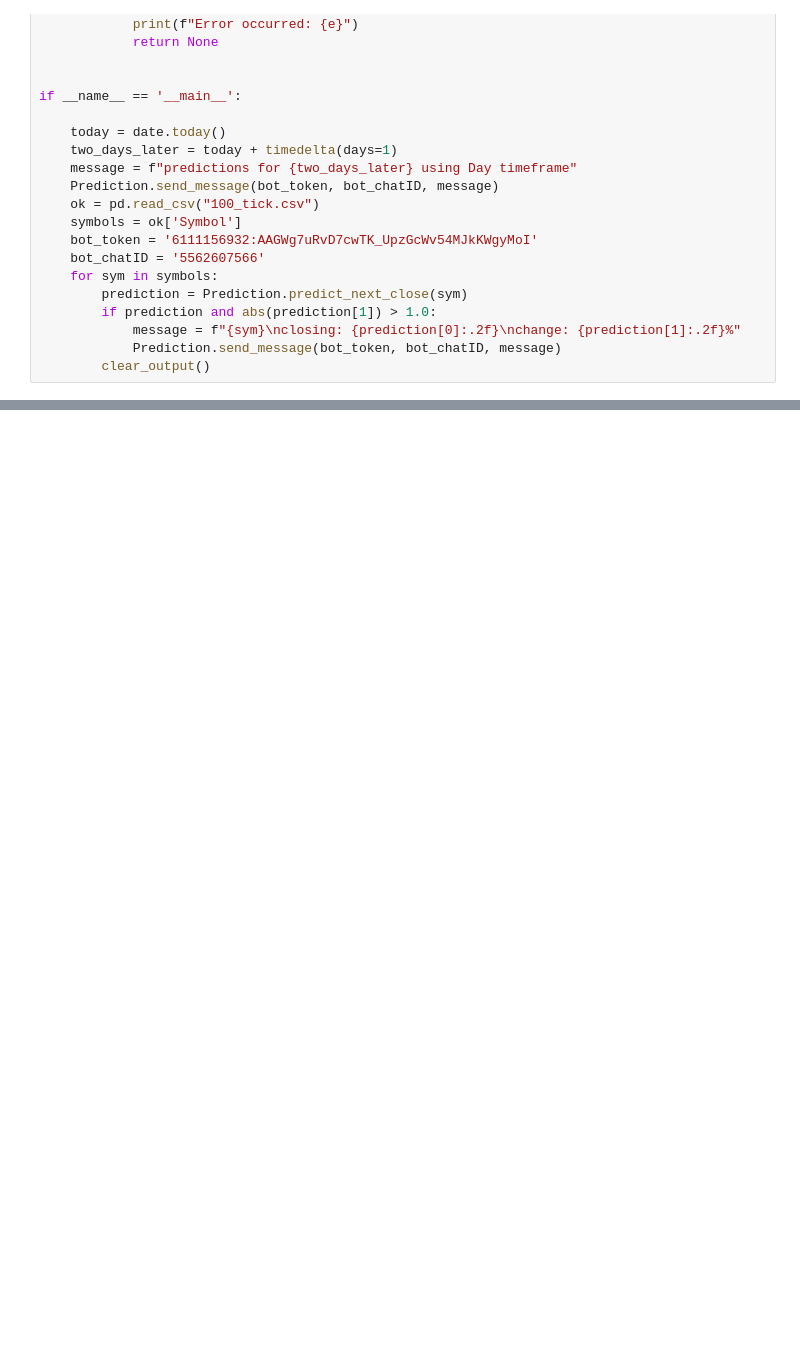
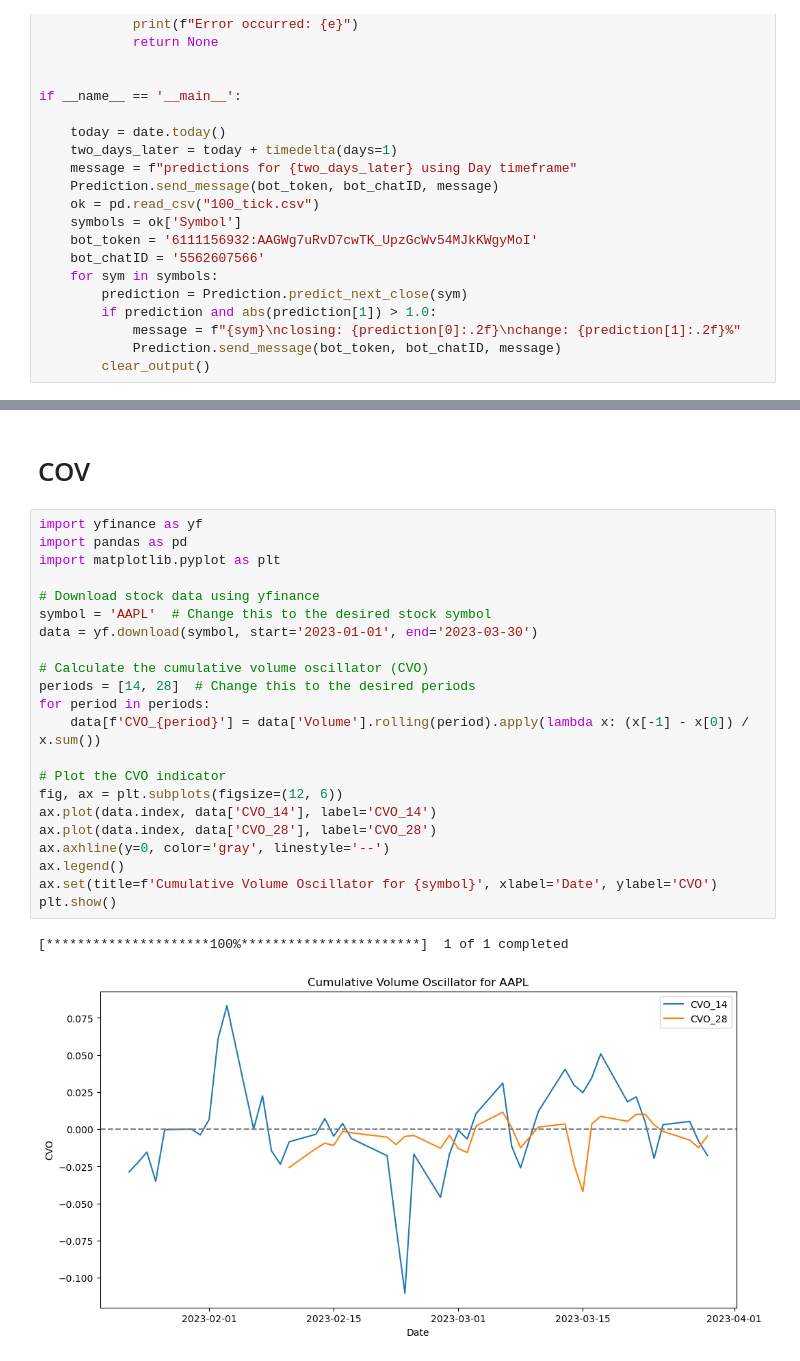
Before and after one commit to yswa-var/nadaraya_watson_envelope, a Jupyter notebook: ROUGH.ipynb, the cells around one changed output, grey strips where cells are left out. Saved outputs shown, nothing was run; the diff lists cells and outputs as text; blank space fills up the shorter version.

```diff
--- a/ROUGH.ipynb
+++ b/ROUGH.ipynb
@@ -216,0 +284,27 @@ if __name__ == '__main__':
+# %% [markdown]
+# COV
+# %%
+import yfinance as yf
+import pandas as pd
+import matplotlib.pyplot as plt
+
+# Download stock data using yfinance
+symbol = 'AAPL'  # Change this to the desired stock symbol
+data = yf.download(symbol, start='2023-01-01', end='2023-03-30')
+
+# Calculate the cumulative volume oscillator (CVO)
+periods = [14, 28]  # Change this to the desired periods
+for period in periods:
+    data[f'CVO_{period}'] = data['Volume'].rolling(period).apply(lambda x: (x[-1] - x[0]) / x.sum())
+
+# Plot the CVO indicator
+fig, ax = plt.subplots(figsize=(12, 6))
+ax.plot(data.index, data['CVO_14'], label='CVO_14')
+ax.plot(data.index, data['CVO_28'], label='CVO_28')
+ax.axhline(y=0, color='gray', linestyle='--')
+ax.legend()
+ax.set(title=f'Cumulative Volume Oscillator for {symbol}', xlabel='Date', ylabel='CVO')
+plt.show()
+# %% [output]
+[*********************100%***********************]  1 of 1 completed
+[figure, added]
```
Also changed, not shown: parts of 14 cells of this notebook, 1 other file.
